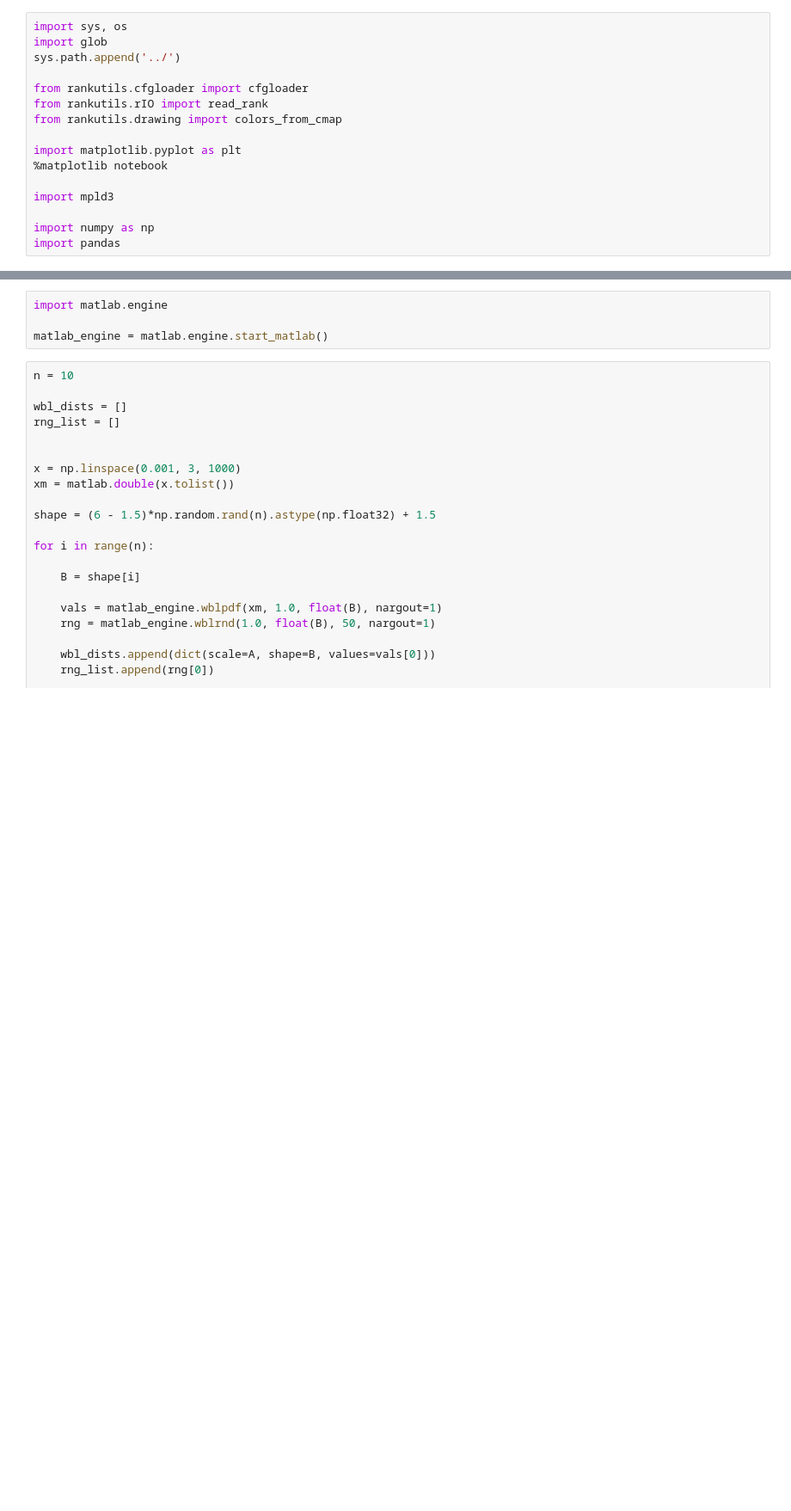
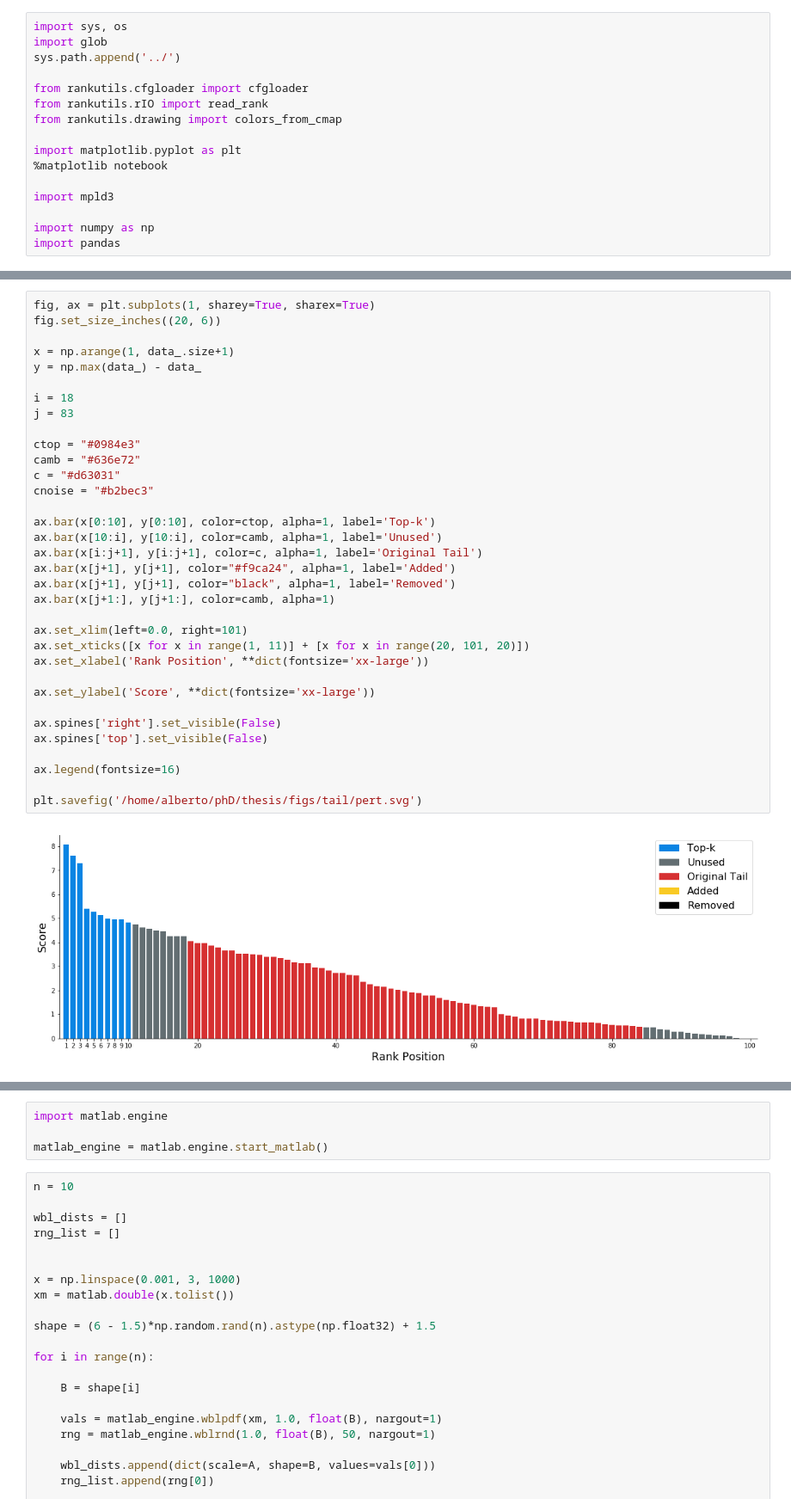
Before and after one commit to alberto-oliveira/ret-mr-learning, a Jupyter notebook: source/notebooks/mm_retrieval_29-05-2019.ipynb, the cells around one changed output, grey strips where cells are left out. Shown: that part at 86% size. Drawn from its saved outputs; the diff is of its cells as text; blank space fills up the shorter version.

```diff
--- a/source/notebooks/mm_retrieval_29-05-2019.ipynb
+++ b/source/notebooks/mm_retrieval_29-05-2019.ipynb
@@ -91,3 +92,39 @@ plt.savefig('/home/alberto/phD/projects/performance_prediction/ret-mr-learning/m
+# %%
+fig, ax = plt.subplots(1, sharey=True, sharex=True)
+fig.set_size_inches((20, 6))
+
+x = np.arange(1, data_.size+1)
+y = np.max(data_) - data_
+
+i = 18
+j = 83
+
+ctop = "#0984e3"
+camb = "#636e72"
+c = "#d63031"
+cnoise = "#b2bec3"
+
+ax.bar(x[0:10], y[0:10], color=ctop, alpha=1, label='Top-k')
+ax.bar(x[10:i], y[10:i], color=camb, alpha=1, label='Unused')
+ax.bar(x[i:j+1], y[i:j+1], color=c, alpha=1, label='Original Tail')
+ax.bar(x[j+1], y[j+1], color="#f9ca24", alpha=1, label='Added')
+ax.bar(x[j+1], y[j+1], color="black", alpha=1, label='Removed')
+ax.bar(x[j+1:], y[j+1:], color=camb, alpha=1)
+
+ax.set_xlim(left=0.0, right=101)
+ax.set_xticks([x for x in range(1, 11)] + [x for x in range(20, 101, 20)])
+ax.set_xlabel('Rank Position', **dict(fontsize='xx-large'))
+
+ax.set_ylabel('Score', **dict(fontsize='xx-large'))
+
+ax.spines['right'].set_visible(False)
+ax.spines['top'].set_visible(False)
+
+ax.legend(fontsize=16)
+
+plt.savefig('/home/alberto/phD/thesis/figs/tail/pert.svg')
+# %% [output]
+[figure, added]
 # %%
 fig, ax = plt.subplots(1, sharey=True, sharex=True)
 fig.set_size_inches((20, 6))
```
Also changed, not shown: parts of 6 cells of this notebook, 15 other files.
